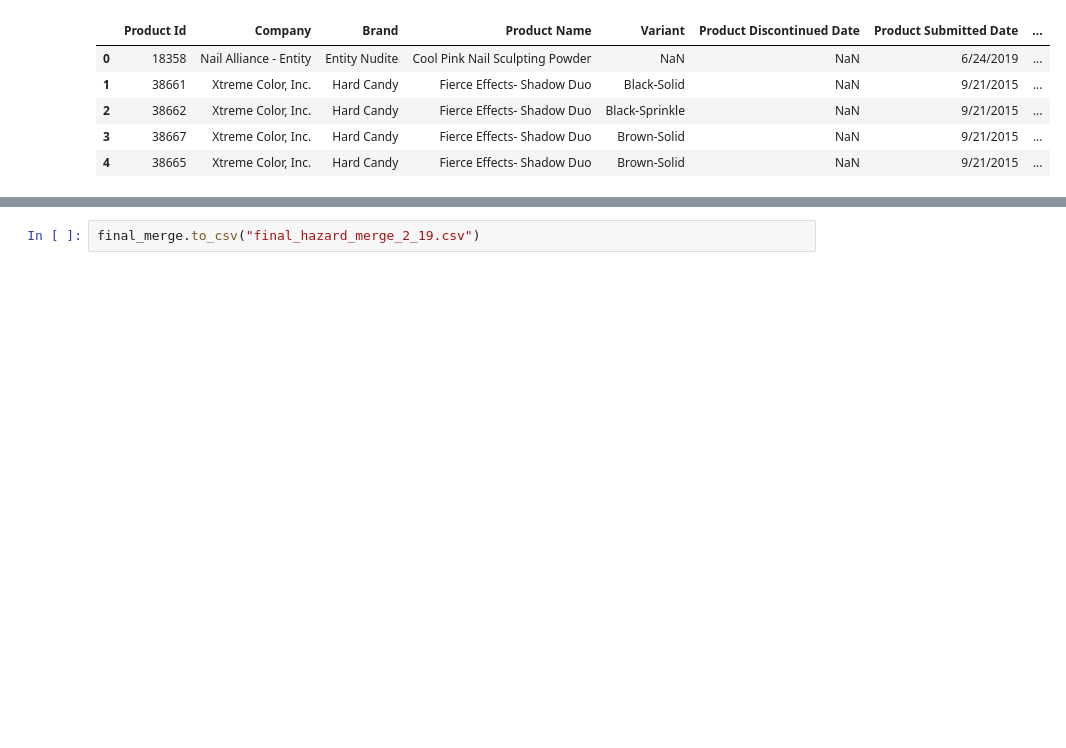
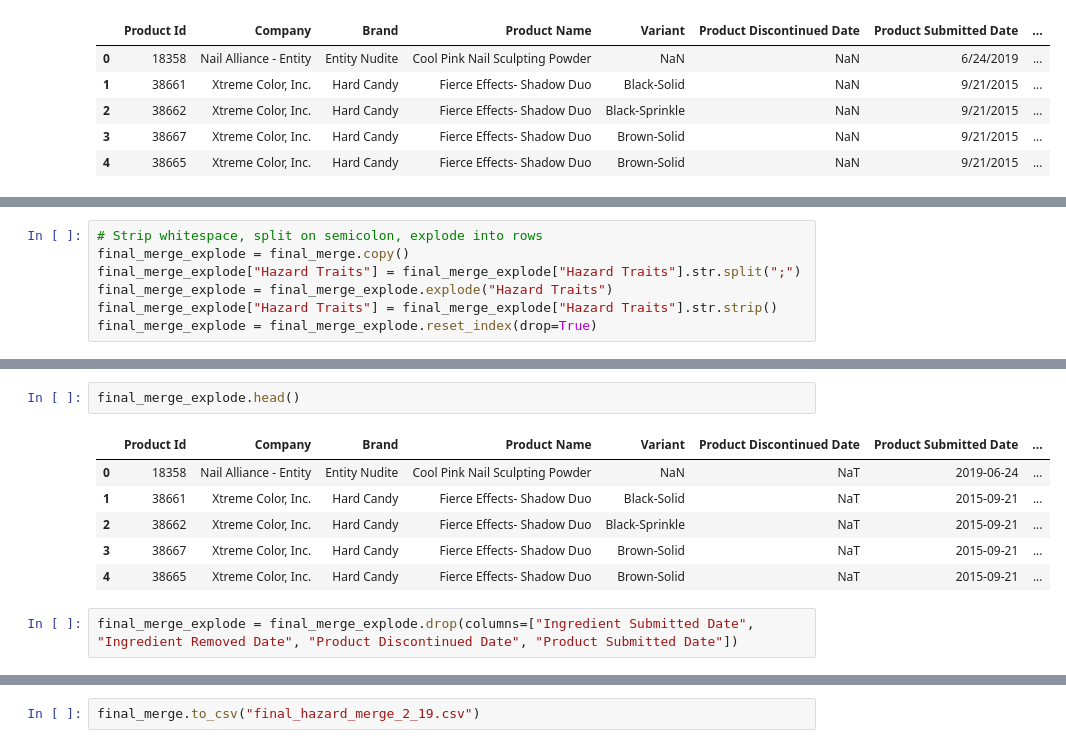
Before and after one commit to meisili/bna-data-duo, a Jupyter notebook: merge_check.ipynb, the cells around one changed output, grey strips where cells are left out. Cells and saved outputs as stored; diff of their text form; blank space fills up the shorter version.

```diff
--- a/merge_check.ipynb
+++ b/merge_check.ipynb
@@ -524,0 +582,7 @@ final_merge.head()
+# %%
+# Strip whitespace, split on semicolon, explode into rows
+final_merge_explode = final_merge.copy()
+final_merge_explode["Hazard Traits"] = final_merge_explode["Hazard Traits"].str.split(";")
+final_merge_explode = final_merge_explode.explode("Hazard Traits")
+final_merge_explode["Hazard Traits"] = final_merge_explode["Hazard Traits"].str.strip()
+final_merge_explode = final_merge_explode.reset_index(drop=True)
@@ -524,0 +670,11 @@ final_merge.head()
+# %%
+final_merge_explode.head()
+# %% [output]
+|  | Product Id | Company | Brand | Product Name | Variant | Product Discontinued Date | Product Submitted Date | ... |
+| 0 | 18358 | Nail Alliance - Entity | Entity Nudite | Cool Pink Nail Sculpting Powder | NaN | NaT | 2019-06-24 | ... |
+| 1 | 38661 | Xtreme Color, Inc. | Hard Candy | Fierce Effects- Shadow Duo | Black-Solid | NaT | 2015-09-21 | ... |
+| 2 | 38662 | Xtreme Color, Inc. | Hard Candy | Fierce Effects- Shadow Duo | Black-Sprinkle | NaT | 2015-09-21 | ... |
+| 3 | 38667 | Xtreme Color, Inc. | Hard Candy | Fierce Effects- Shadow Duo | Brown-Solid | NaT | 2015-09-21 | ... |
+| 4 | 38665 | Xtreme Color, Inc. | Hard Candy | Fierce Effects- Shadow Duo | Brown-Solid | NaT | 2015-09-21 | ... |
+# %%
+final_merge_explode = final_merge_explode.drop(columns=["Ingredient Submitted Date", "Ingredient Removed Date", "Product Discontinued Date", "Product Submitted Date"])
```
Also changed, not shown: parts of 68 cells of this notebook, 1 other file.
